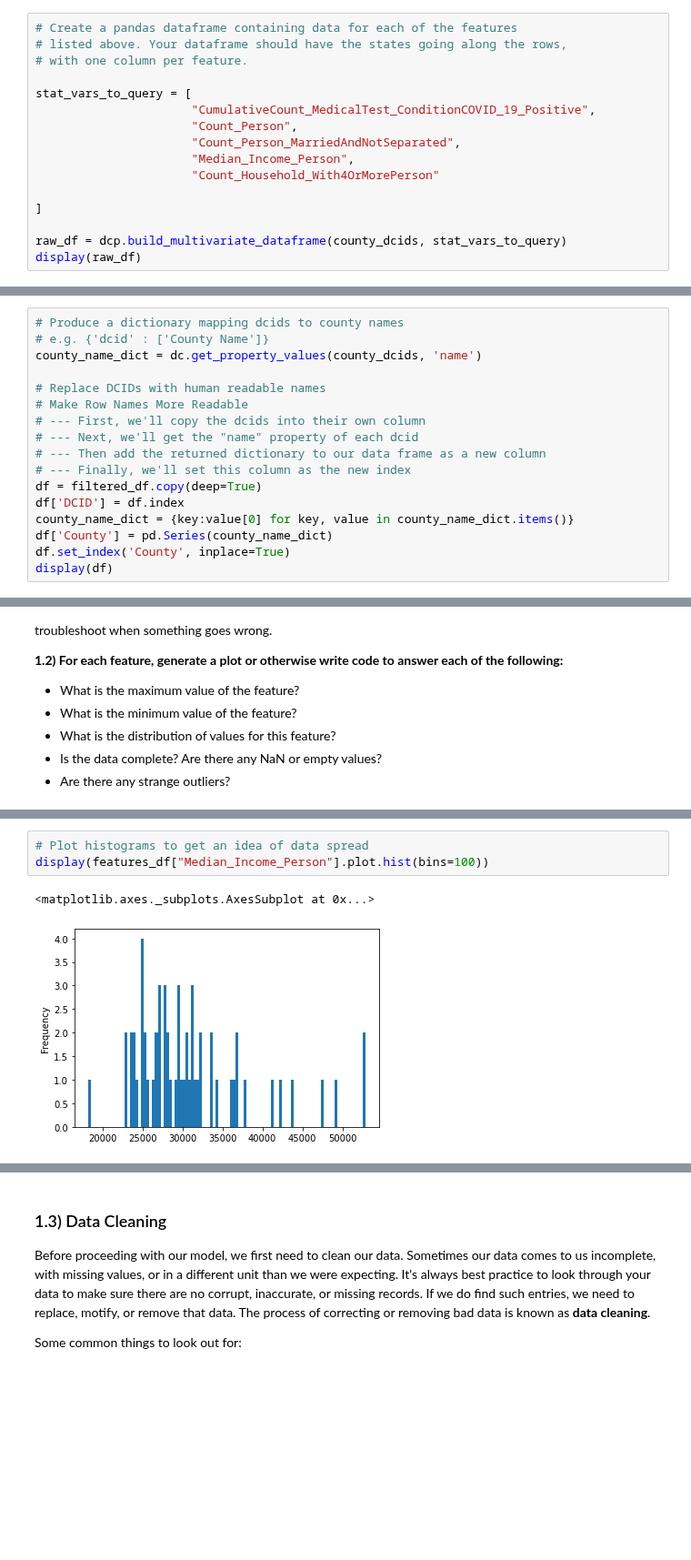
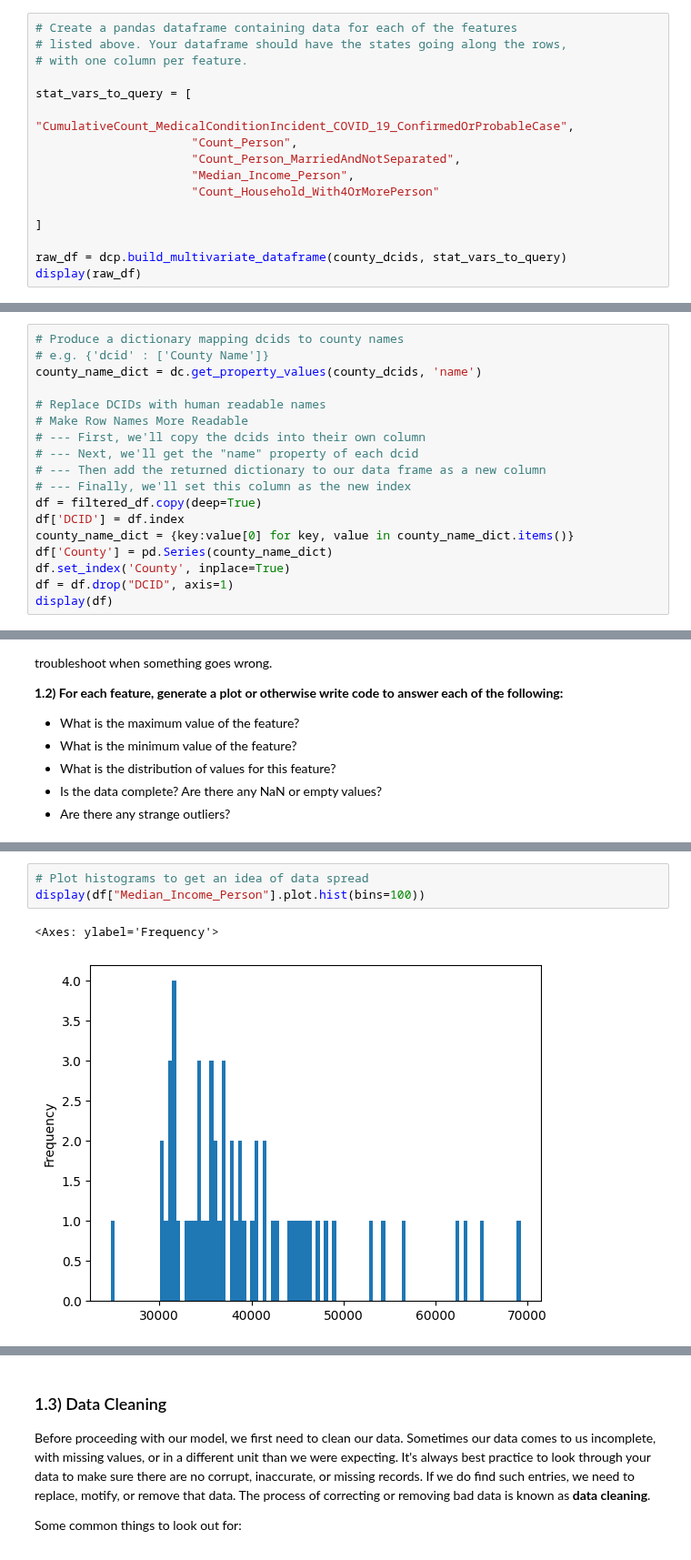
Before and after one commit to datacommonsorg/api-python, a Jupyter notebook: notebooks/intro_data_science/Feature_Engineering.ipynb, the cells around one changed output, grey strips where cells are left out. Shown at 91% size. Drawn from its saved outputs; the diff is of its cells as text; blank space fills up the shorter version.

```diff
--- a/notebooks/intro_data_science/Feature_Engineering.ipynb
+++ b/notebooks/intro_data_science/Feature_Engineering.ipynb
@@ -128,7 +112,7 @@ _Note: not all variables are available for all locations. If you notice the data
 # with one column per feature.
 
 stat_vars_to_query = [
-                      "CumulativeCount_MedicalTest_ConditionCOVID_19_Positive",
+                      "CumulativeCount_MedicalConditionIncident_COVID_19_ConfirmedOrProbableCase",
                       "Count_Person",
                       "Count_Person_MarriedAndNotSeparated",
                       "Median_Income_Person",
@@ -233,5 +217,6 @@ df['DCID'] = df.index
 county_name_dict = {key:value[0] for key, value in county_name_dict.items()}
 df['County'] = pd.Series(county_name_dict)
 df.set_index('County', inplace=True)
+df = df.drop("DCID", axis=1)
 display(df)
 # %% [output]
@@ -287,9 +272,9 @@ display(df.describe())
 # %%
 # Plot histograms to get an idea of data spread
-display(features_df["Median_Income_Person"].plot.hist(bins=100))
+display(df["Median_Income_Person"].plot.hist(bins=100))
 # %% [output]
-<matplotlib.axes._subplots.AxesSubplot at 0x...>
+<Axes: ylabel='Frequency'>
-[figure, old version]
+[figure, new version]
 # %%
 display(df["Count_Household_With4OrMorePerson"].plot.hist(bins=100))
 # %% [output]
```
Also changed, not shown: parts of 13 cells of this notebook.
